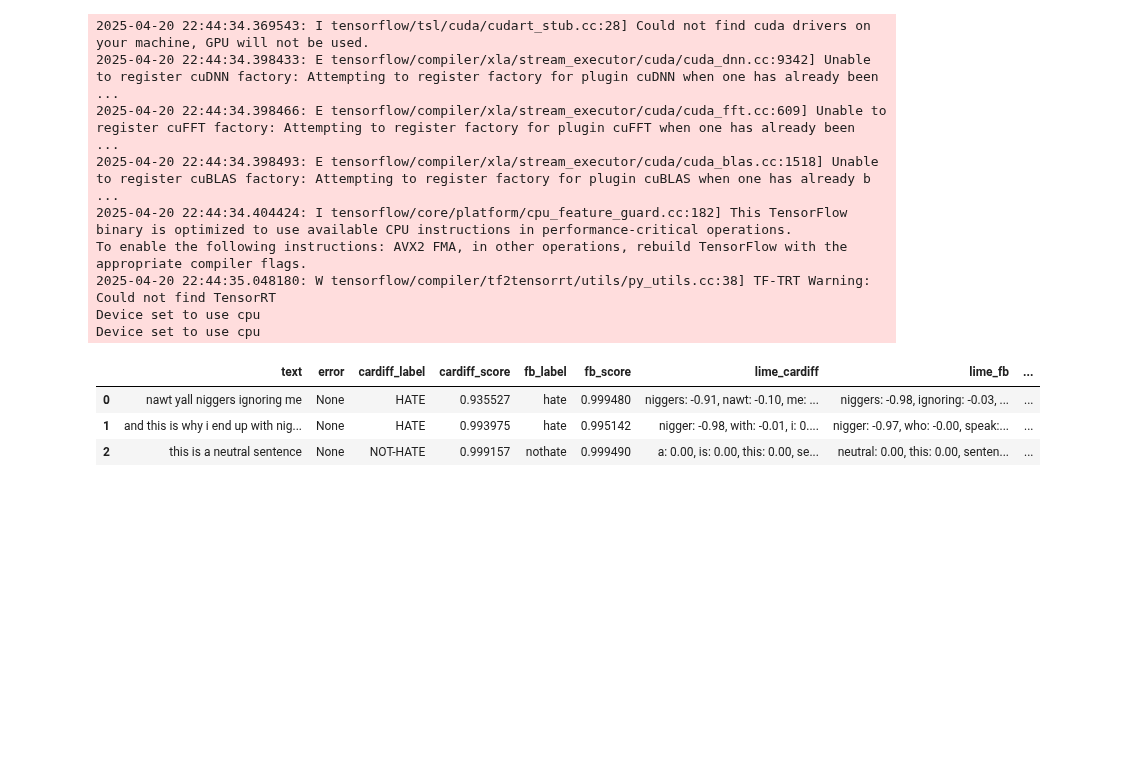
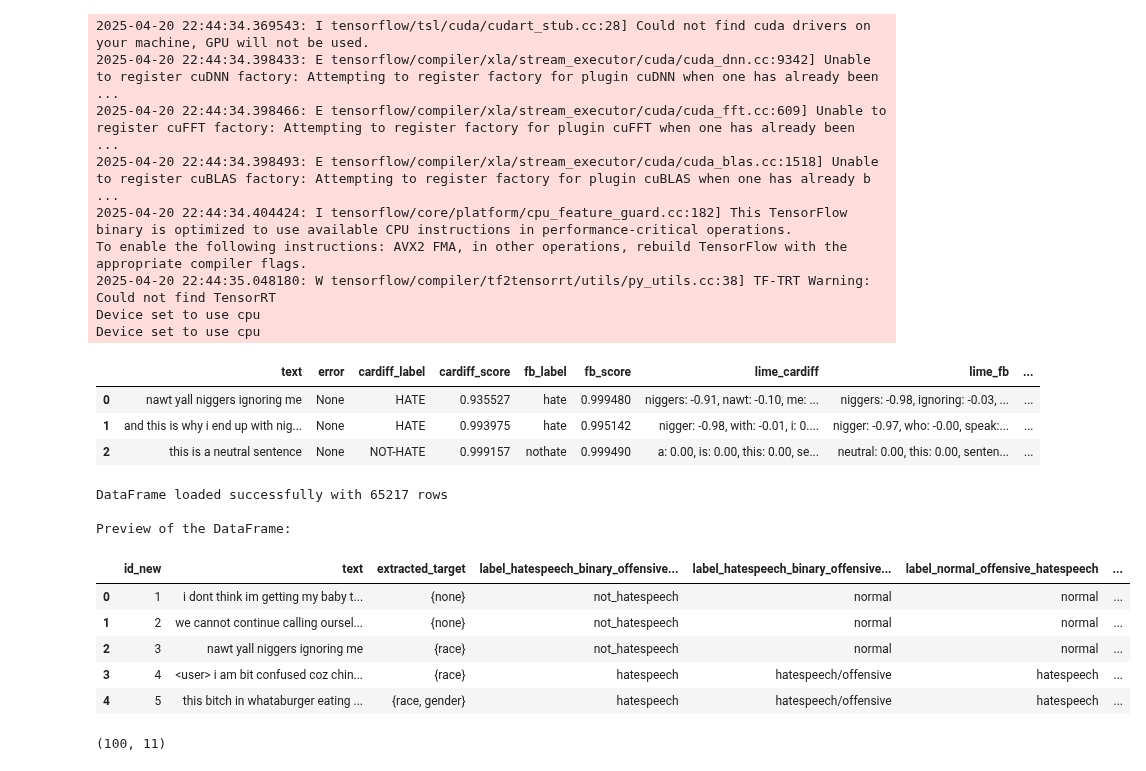
Before and after one commit to Takosaga/master_thesis, a Jupyter notebook: notebooks/8_using_models.ipynb, the cells around one changed output. Saved outputs shown, nothing was run; the diff lists cells and outputs as text; code cells hidden in the pictures; blank space fills up the shorter version.

```diff
--- a/notebooks/8_using_models.ipynb
+++ b/notebooks/8_using_models.ipynb
@@ -603,6 +603,44 @@ drive.mount('/content/drive')
 final_df.to_csv('/content/drive/MyDrive/hate_speech_analysis_results.csv', index=False)
 final_df.to_excel('/content/drive/MyDrive/hate_speech_analysis_results.xlsx', index=False)
 final_df.to_pickle('/content/drive/MyDrive/hate_speech_analysis_results.pkl')
+# %%
+import pandas as pd
+import requests
+from io import BytesIO
+
+# GitHub raw content URL for the pickle file
+
+github_raw_url = "https://raw.githubusercontent.com/Takosaga/master_thesis/models/data/processed/annotated_and_targeted_hatespeech.pkl"
+
+# Download the pickle file
+response = requests.get(github_raw_url)
+
+# Check if the request was successful
+if response.status_code == 200:
+    # Load the pickle data into a pandas DataFrame
+    df = pd.read_pickle(BytesIO(response.content))
+    print(f"DataFrame loaded successfully with {len(df)} rows")
+
+    # Display the first few rows
+    print("\nPreview of the DataFrame:")
+    display(df.head())
+else:
+    print(f"Failed to download the file. Status code: {response.status_code}")
+    print(f"Response: {response.text}")
+# %% [output]
+DataFrame loaded successfully with 65217 rows
+
+Preview of the DataFrame:
+|  | id_new | text | extracted_target | label_hatespeech_binary_offensive... | label_hatespeech_binary_offensive... | label_normal_offensive_hatespeech | ... |
+| 0 | 1 | i dont think im getting my baby t... | {none} | not_hatespeech | normal | normal | ... |
+| 1 | 2 | we cannot continue calling oursel... | {none} | not_hatespeech | normal | normal | ... |
+| 2 | 3 | nawt yall niggers ignoring me | {race} | not_hatespeech | normal | normal | ... |
+| 3 | 4 | <user> i am bit confused coz chin... | {race} | hatespeech | hatespeech/offensive | hatespeech | ... |
+| 4 | 5 | this bitch in whataburger eating ... | {race, gender} | hatespeech | hatespeech/offensive | hatespeech | ... |
+# %%
+df[:100].shape
+# %% [output]
+(100, 11)
 # %%
 def process_dataframe(df, text_column="text"):
     """Process an entire dataframe with efficient batching"""
```
Also changed, not shown: parts of 1 cell of this notebook.
